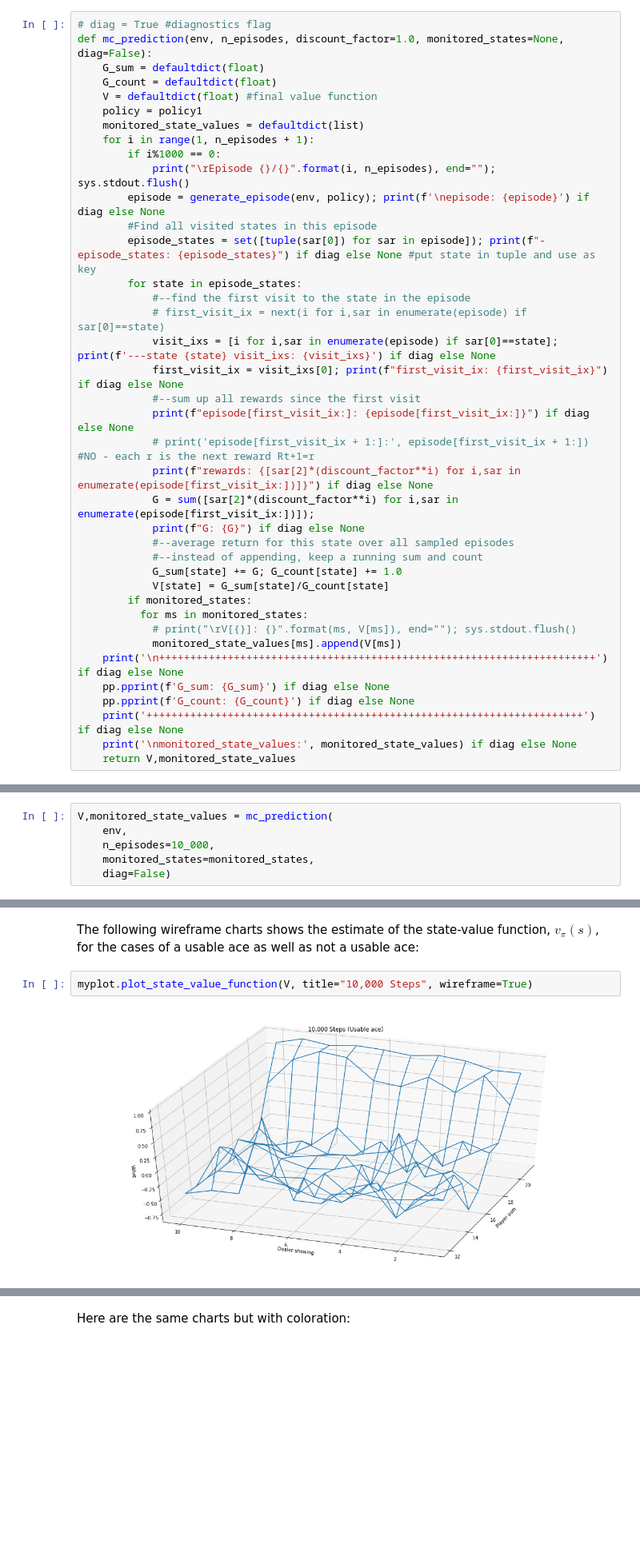
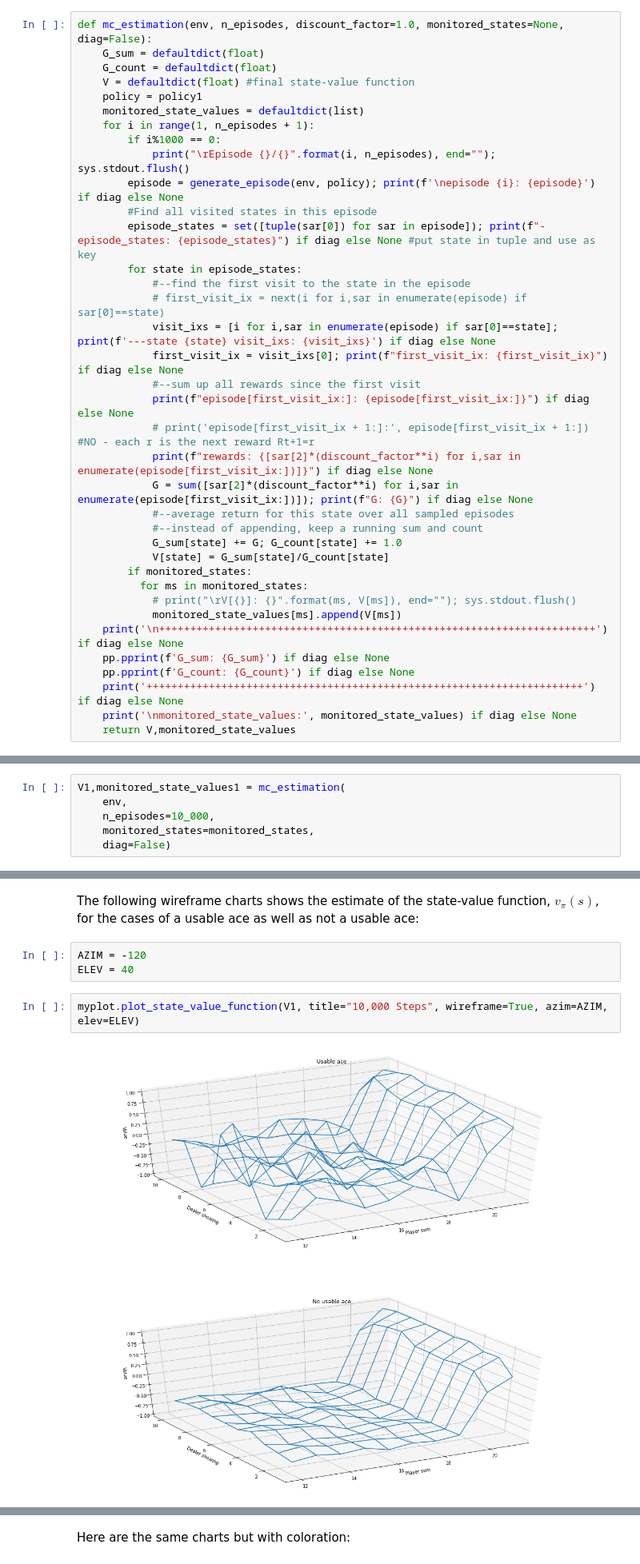
Before and after one commit to LearnableLoopAI/blog2, a Jupyter notebook: _notebooks/2022-01-14-MCEstimationOfStateValues.ipynb, the cells around one changed output, grey strips where cells are left out. Shown at 80% size. Cells and saved outputs as stored; diff of their text form; blank space fills up the shorter version.

```diff
--- a/_notebooks/2022-01-14-MCEstimationOfStateValues.ipynb
+++ b/_notebooks/2022-01-14-MCEstimationOfStateValues.ipynb
@@ -227,15 +184,14 @@ The following function implements the main loop of the algorithm. It iterates fo
 # %%
-# diag = True #diagnostics flag
-def mc_prediction(env, n_episodes, discount_factor=1.0, monitored_states=None, diag=False):
+def mc_estimation(env, n_episodes, discount_factor=1.0, monitored_states=None, diag=False):
     G_sum = defaultdict(float)
     G_count = defaultdict(float)
-    V = defaultdict(float) #final value function
+    V = defaultdict(float) #final state-value function
     policy = policy1
     monitored_state_values = defaultdict(list)
     for i in range(1, n_episodes + 1):
         if i%1000 == 0:
             print("\rEpisode {}/{}".format(i, n_episodes), end=""); sys.stdout.flush()
-        episode = generate_episode(env, policy); print(f'\nepisode: {episode}') if diag else None
+        episode = generate_episode(env, policy); print(f'\nepisode {i}: {episode}') if diag else None
         #Find all visited states in this episode
         episode_states = set([tuple(sar[0]) for sar in episode]); print(f"-episode_states: {episode_states}") if diag else None #put state in tuple and use as key
         for state in episode_states:
@@ -247,8 +203,7 @@ def mc_prediction(env, n_episodes, discount_factor=1.0, monitored_states=None, d
             print(f"episode[first_visit_ix:]: {episode[first_visit_ix:]}") if diag else None
             # print('episode[first_visit_ix + 1:]:', episode[first_visit_ix + 1:]) #NO - each r is the next reward Rt+1=r
             print(f"rewards: {[sar[2]*(discount_factor**i) for i,sar in enumerate(episode[first_visit_ix:])]}") if diag else None
-            G = sum([sar[2]*(discount_factor**i) for i,sar in enumerate(episode[first_visit_ix:])]);
-            print(f"G: {G}") if diag else None
+            G = sum([sar[2]*(discount_factor**i) for i,sar in enumerate(episode[first_visit_ix:])]); print(f"G: {G}") if diag else None
             #--average return for this state over all sampled episodes
             #--instead of appending, keep a running sum and count
             G_sum[state] += G; G_count[state] += 1.0
@@ -359,7 +338,7 @@ ms: (21, 7, False)
 
 First, we will run the algorithm for 10,000 episodes, using policy1:
 # %%
-V,monitored_state_values = mc_prediction(
+V1,monitored_state_values1 = mc_estimation(
     env,
     n_episodes=10_000,
     monitored_states=monitored_states,
@@ -389,6 +368,9 @@ plt.show()
 # %% [markdown]
 The following wireframe charts shows the estimate of the state-value function, $v_\pi(s)$, for the cases of a usable ace as well as not a usable ace:
+# %%
+AZIM = -120
+ELEV = 40
 # %%
-myplot.plot_state_value_function(V, title="10,000 Steps", wireframe=True)
+myplot.plot_state_value_function(V1, title="10,000 Steps", wireframe=True, azim=AZIM, elev=ELEV)
 # %% [output]
-[figure, old version]
+[figure, new version]
```
Also changed, not shown: parts of 18 cells of this notebook.
